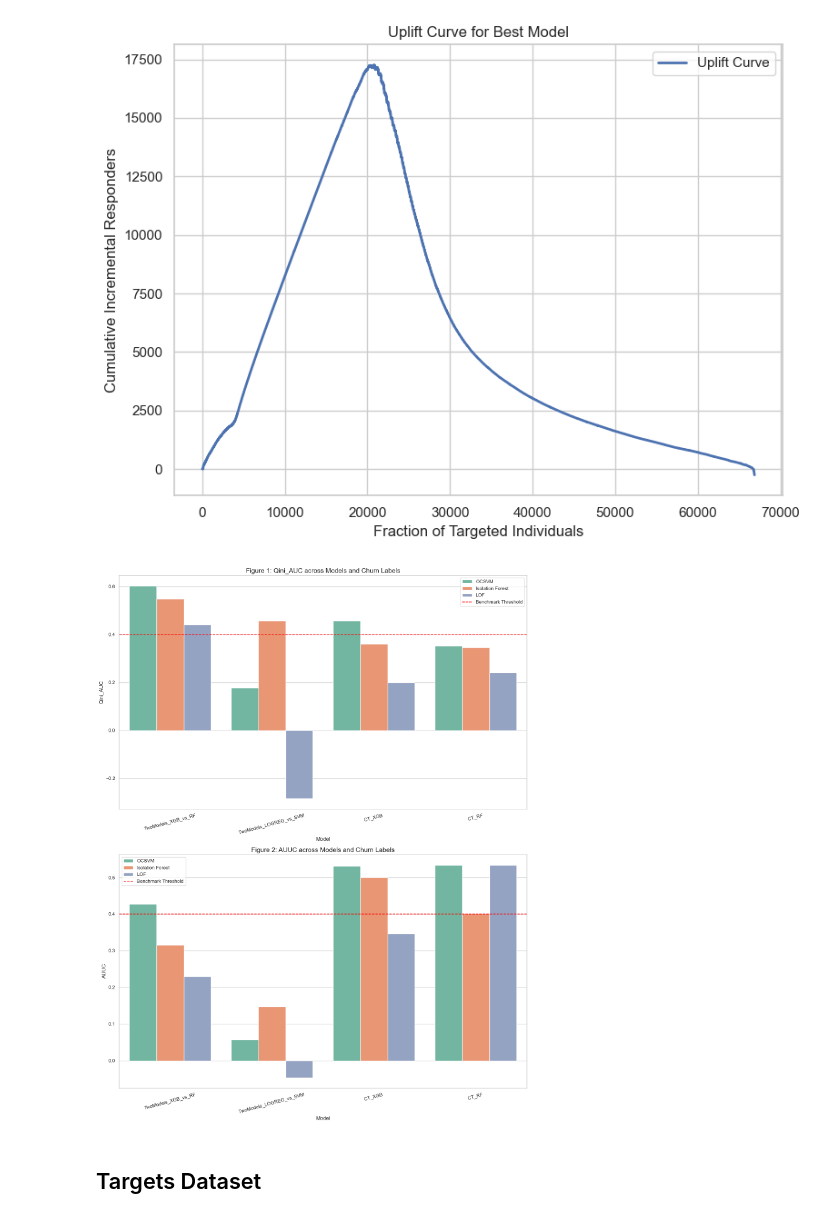
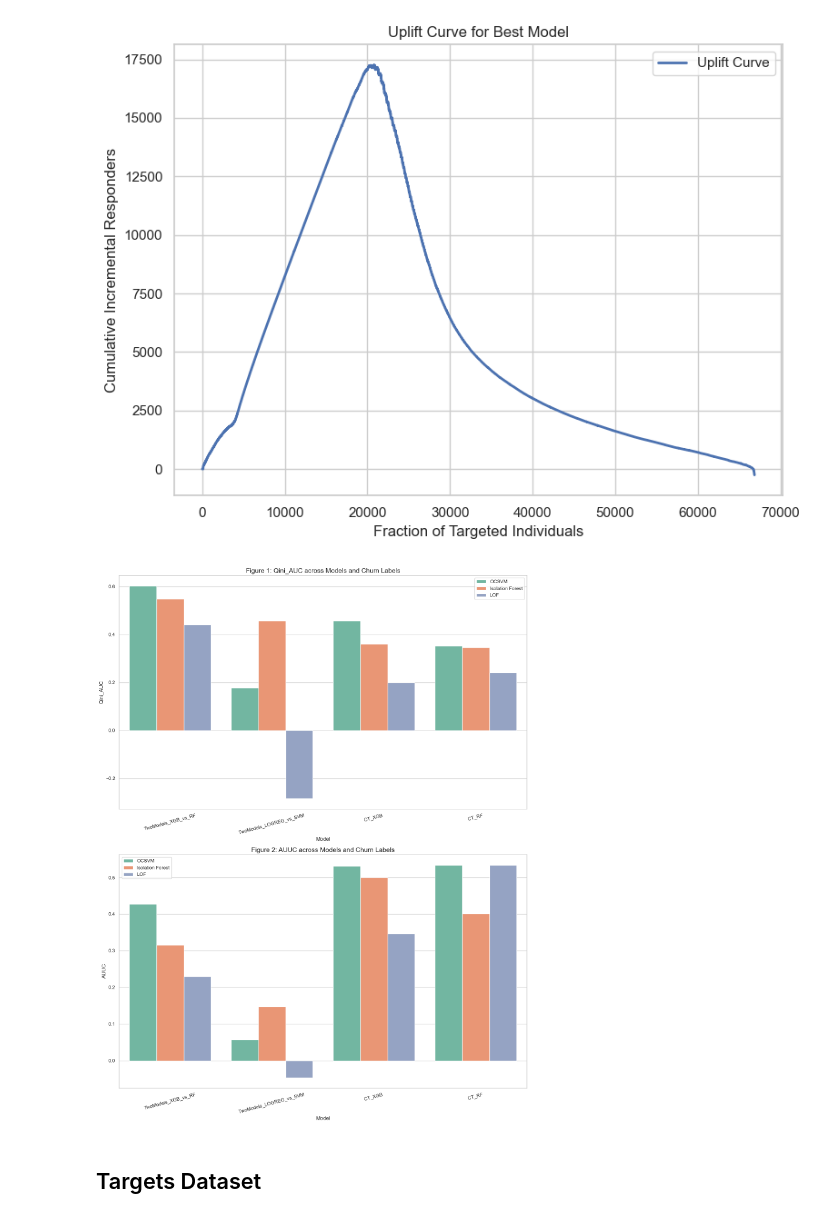
Before and after one commit to RobertoBerrocal/thesis, a Jupyter notebook: notebooks/data_modelling4.ipynb, the cells around one changed output. Cells and saved outputs as stored; diff of their text form; code cells hidden in the pictures.

```diff
--- a/notebooks/data_modelling4.ipynb
+++ b/notebooks/data_modelling4.ipynb
@@ -333,36 +333,35 @@ data = {
         "Isolation Forest", "Isolation Forest", "Isolation Forest", "Isolation Forest",
         "LOF", "LOF", "LOF", "LOF"
     ],
     "Qini_AUC": [
         0.6018, 0.1768, 0.4571, 0.3520,
         0.5479, 0.4575, 0.3598, 0.3461,
         0.4405, -0.2836, 0.2001, 0.2410
     ],
     "AUUC": [
         0.4273, 0.0568, 0.5309, 0.5330,
         0.3153, 0.1481, 0.5000, 0.4011,
         0.2299, -0.0461, 0.3465, 0.5332
     ]
 }
 
 df = pd.DataFrame(data)
 
 fig, axes = plt.subplots(2, 1, figsize=(14, 18))
 metrics = ['Qini_AUC', 'AUUC']
-benchmark_lines = [0.4,0.4]
+
 
 for i, metric in enumerate(metrics):
     sns.barplot(data=df, x='Model', y=metric, hue='Churn_Label', ax=axes[i], palette='Set2')
     axes[i].set_title(f'Figure {i+1}: {metric} across Models and Churn Labels', fontsize=15)
     axes[i].set_ylabel(metric)
     axes[i].tick_params(axis='x', rotation=15)
-    axes[i].axhline(benchmark_lines[i], color='red', linestyle='--', label='Benchmark Threshold')
     axes[i].legend()
 
 plt.tight_layout()
 plt.show()
 # %% [output]
-[figure, old version]
+[figure, new version]
 # %% [markdown]
 ## Targets Dataset
 # %%
```
